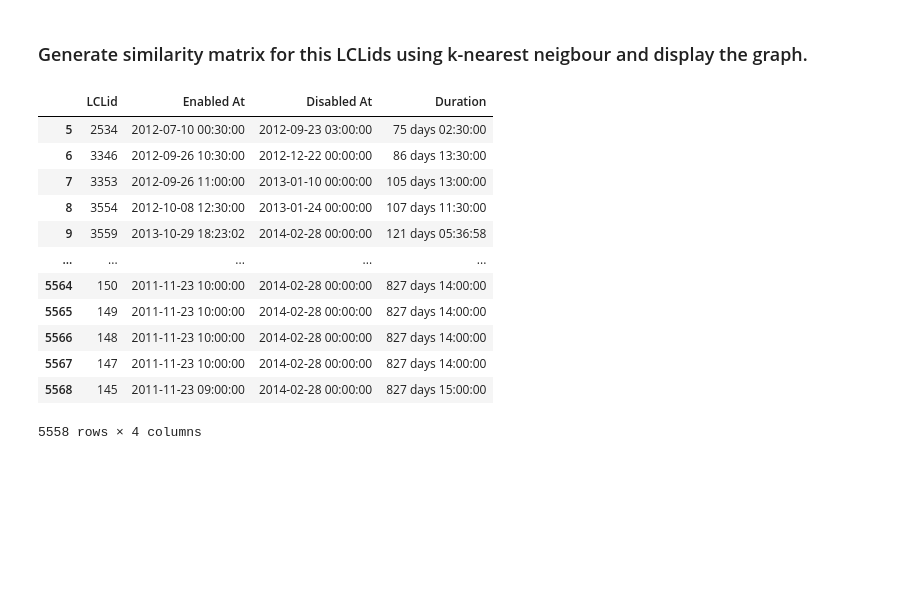
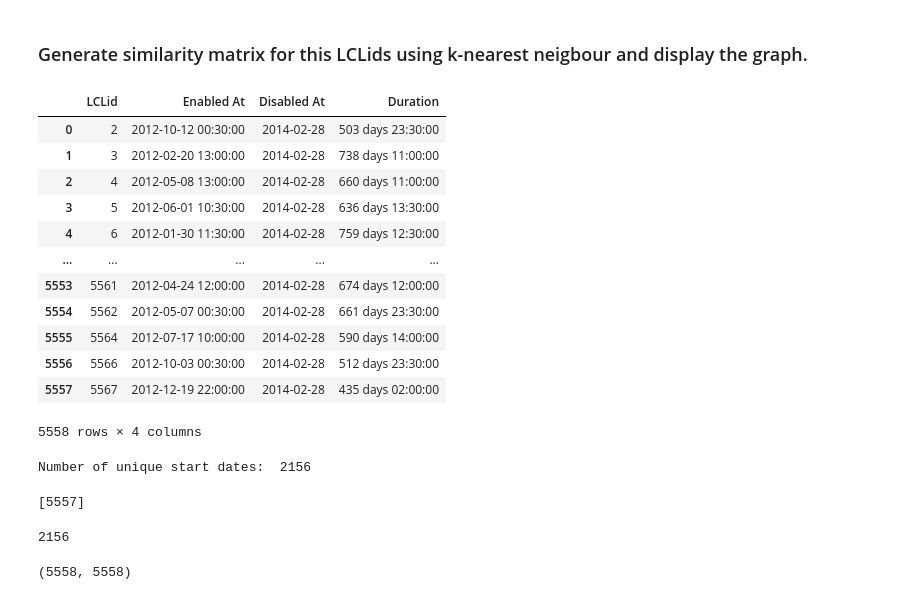
Before and after one commit to spetznick/ml4gd-project-group-3, a Jupyter notebook: preprocessing_batches.ipynb, the cells around one changed output. Saved outputs shown, nothing was run; the diff lists cells and outputs as text; code cells hidden in the pictures; blank space fills up the shorter version.

```diff
--- a/preprocessing_batches.ipynb
+++ b/preprocessing_batches.ipynb
@@ -187,20 +189,23 @@ if windows_ri_agg.shape[0] == list_lclids_agg.shape[0]:
 Aggregated LCLids extracted from the windows data.
 # %% [markdown]
 ### Generate similarity matrix for this LCLids using k-nearest neigbour and display the graph.
-# %%
-# given dataframe
-windows_ri_agg
-# %% [output]
-|  | LCLid | Enabled At | Disabled At | Duration |
-| 5 | 2534 | 2012-07-10 00:30:00 | 2012-09-23 03:00:00 | 75 days 02:30:00 |
-| 6 | 3346 | 2012-09-26 10:30:00 | 2012-12-22 00:00:00 | 86 days 13:30:00 |
-| 7 | 3353 | 2012-09-26 11:00:00 | 2013-01-10 00:00:00 | 105 days 13:00:00 |
-| 8 | 3554 | 2012-10-08 12:30:00 | 2013-01-24 00:00:00 | 107 days 11:30:00 |
-| 9 | 3559 | 2013-10-29 18:23:02 | 2014-02-28 00:00:00 | 121 days 05:36:58 |
-| ... | ... | ... | ... | ... |
-| 5564 | 150 | 2011-11-23 10:00:00 | 2014-02-28 00:00:00 | 827 days 14:00:00 |
-| 5565 | 149 | 2011-11-23 10:00:00 | 2014-02-28 00:00:00 | 827 days 14:00:00 |
-| 5566 | 148 | 2011-11-23 10:00:00 | 2014-02-28 00:00:00 | 827 days 14:00:00 |
-| 5567 | 147 | 2011-11-23 10:00:00 | 2014-02-28 00:00:00 | 827 days 14:00:00 |
-| 5568 | 145 | 2011-11-23 09:00:00 | 2014-02-28 00:00:00 | 827 days 15:00:00 |
-5558 rows × 4 columns
+# %%
+# given dataframe
+windows_ri_agg.sort_values(by='LCLid', inplace = True)
+windows_ri_agg.reset_index(inplace = True)
+windows_ri_agg.drop(columns = ['index'], inplace = True)
+windows_ri_agg
+# %% [output]
+|  | LCLid | Enabled At | Disabled At | Duration |
+| 0 | 2 | 2012-10-12 00:30:00 | 2014-02-28 | 503 days 23:30:00 |
+| 1 | 3 | 2012-02-20 13:00:00 | 2014-02-28 | 738 days 11:00:00 |
+| 2 | 4 | 2012-05-08 13:00:00 | 2014-02-28 | 660 days 11:00:00 |
+| 3 | 5 | 2012-06-01 10:30:00 | 2014-02-28 | 636 days 13:30:00 |
+| 4 | 6 | 2012-01-30 11:30:00 | 2014-02-28 | 759 days 12:30:00 |
+| ... | ... | ... | ... | ... |
+| 5553 | 5561 | 2012-04-24 12:00:00 | 2014-02-28 | 674 days 12:00:00 |
+| 5554 | 5562 | 2012-05-07 00:30:00 | 2014-02-28 | 661 days 23:30:00 |
+| 5555 | 5564 | 2012-07-17 10:00:00 | 2014-02-28 | 590 days 14:00:00 |
+| 5556 | 5566 | 2012-10-03 00:30:00 | 2014-02-28 | 512 days 23:30:00 |
+| 5557 | 5567 | 2012-12-19 22:00:00 | 2014-02-28 | 435 days 02:00:00 |
+5558 rows × 4 columns
@@ -206,0 +214,17 @@ windows_ri_agg
+# %%
+# Sort rows by start date
+windows_ri_agg.sort_values(by='Enabled At', inplace=True)
+
+# Get an ordered list of dates 'Enabled At'
+enable_unique_dates = windows_ri_agg['Enabled At'].unique()
+
+# Get a list of lists of LCLids that have the same start date
+nbor_lclids = [windows_ri_agg[windows_ri_agg['Enabled At'] == date].index.tolist() for date in enable_unique_dates]
+print('Number of unique start dates: ', len(enable_unique_dates))
+assert len(windows_ri_agg) == sum([len(l) for l in nbor_lclids])
+# %% [output]
+Number of unique start dates:  2156
+# %%
+max(l for l in nbor_lclids)
+# %% [output]
+[5557]
@@ -206,0 +249,8 @@ windows_ri_agg
+# %%
+len(nbor_lclids)
+# %% [output]
+2156
+# %%
+adjacency_matrix.shape
+# %% [output]
+(5558, 5558)
```
Also changed, not shown: parts of 7 cells of this notebook.
